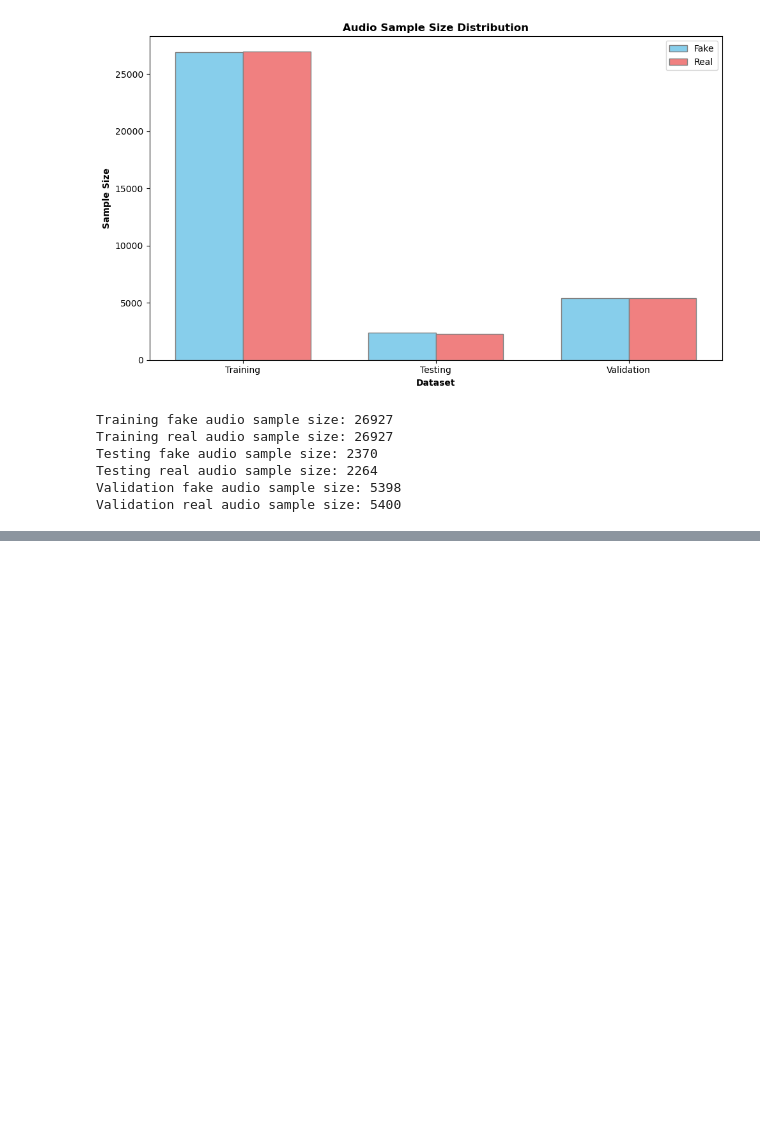
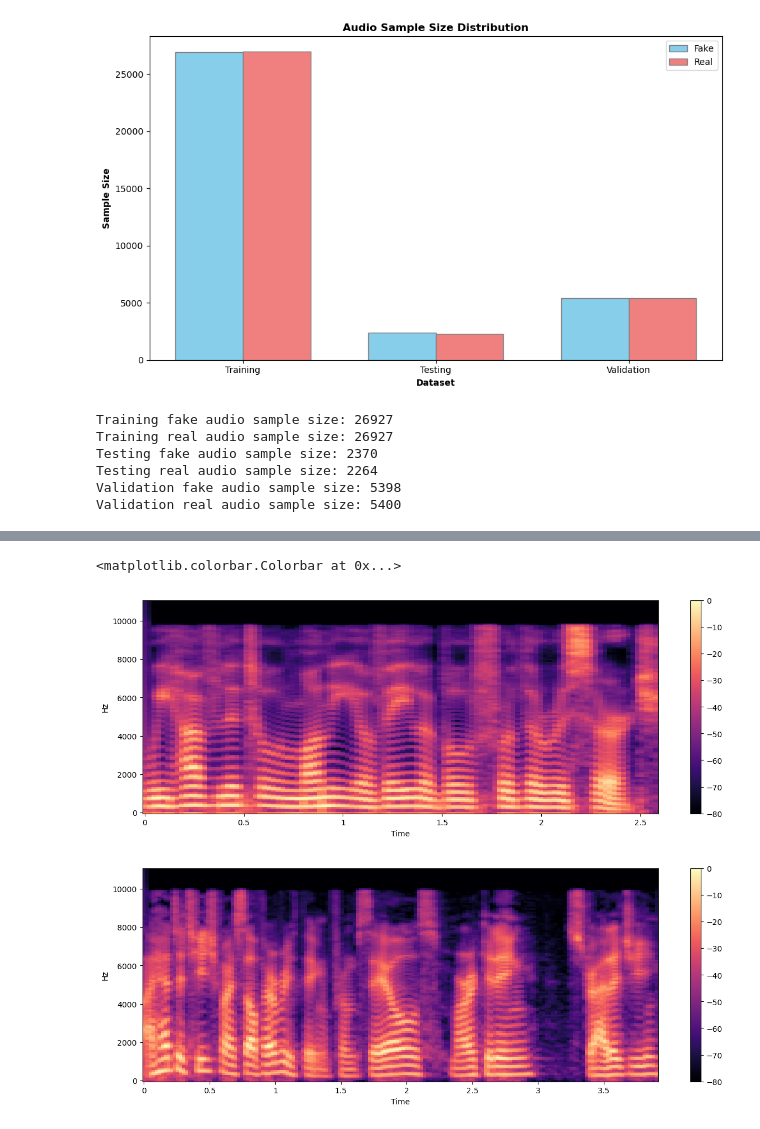
Before and after one commit to Pooh555/AI_vs_human_generated_content_models, a Jupyter notebook: src/audio/EDA.ipynb, the cells around one changed output, grey strips where cells are left out. Saved outputs shown, nothing was run; the diff lists cells and outputs as text; code cells hidden in the pictures; blank space fills up the shorter version.

```diff
--- a/src/audio/EDA.ipynb
+++ b/src/audio/EDA.ipynb
@@ -130,0 +150,33 @@ Validation real audio sample size: 5400
+# %%
+# Convert audio file to spectrogram
+# def create_spectrogram(file_path):
+#     audio_data, sample_rate = librosa.load(file_path)
+#     spectrogram = librosa.stft(audio_data)
+#     decibel_spectrogram = librosa.amplitude_to_db(abs(spectrogram))
+#     return decibel_spectrogram
+
+# Convert audio file to mel-scale spectrogram
+# See https://medium.com/analytics-vidhya/understanding-the-mel-spectrogram-fca2afa2ce53
+def create_mel_spectrogram(file_path):
+    audio_data, sample_rate = librosa.load(file_path)
+    # Convert audio to mel-based spectrogram
+    mel_spectrogram = librosa.feature.melspectrogram(y=audio_data, sr=sample_rate)
+    # Convert from amplitude squared to decibel units
+    mel_decibel_spectrogram = librosa.power_to_db(mel_spectrogram, ref=np.max)
+    return mel_decibel_spectrogram
+# %%
+# Spectrogram representation of the random fake training sample wave form above
+sample_fake_training_spectrogram = create_mel_spectrogram(random_fake_training_audio_file)
+plt.figure(figsize=(15, 5))
+librosa.display.specshow(sample_fake_training_spectrogram, x_axis='time', y_axis='hz')
+plt.colorbar()
+
+# Spectrogram representation of the random real training sample wave form above
+sample_real_training_spectrogram = create_mel_spectrogram(random_real_training_audio_file)
+plt.figure(figsize=(15, 5))
+librosa.display.specshow(sample_real_training_spectrogram, x_axis='time', y_axis='hz')
+plt.colorbar()
+# %% [output]
+<matplotlib.colorbar.Colorbar at 0x...>
+[figure, added]
+[figure, added]
```
Also changed, not shown: parts of 5 cells of this notebook.
